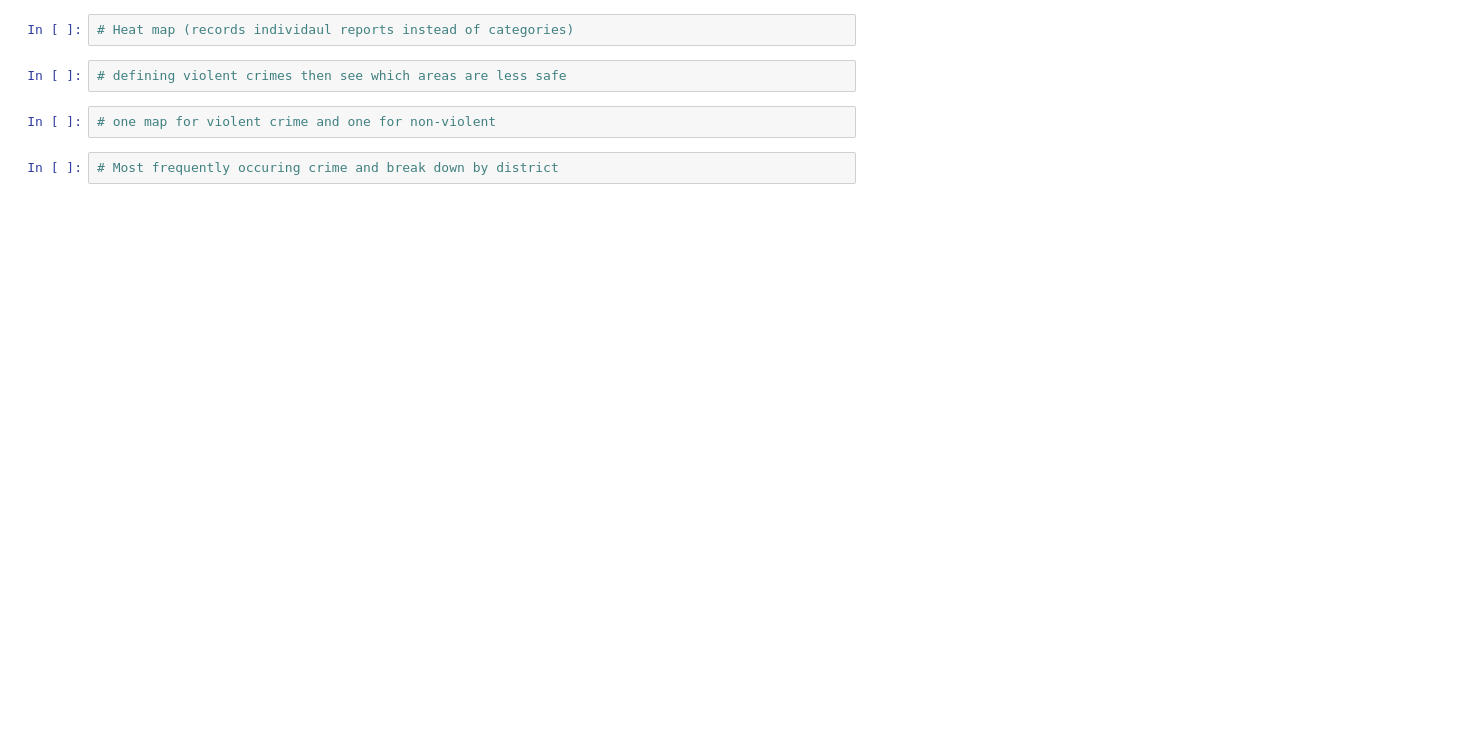
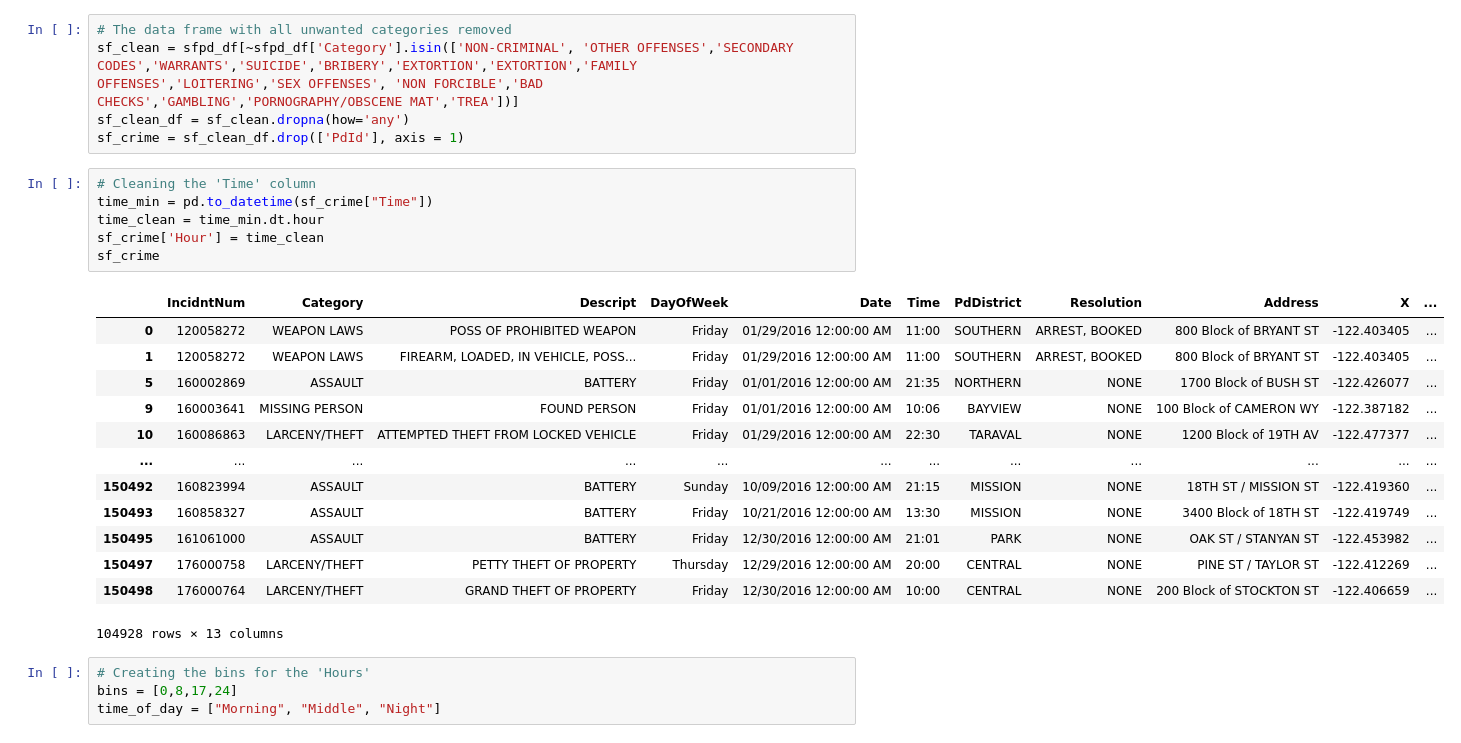
Before and after one commit to michellegillis/SFPD_Crime_Stats_Project, a Jupyter notebook: sf_crime_incident_number.ipynb, the cells around one changed output. Saved outputs shown, nothing was run; the diff lists cells and outputs as text; blank space fills up the shorter version.

```diff
--- a/sf_crime_incident_number.ipynb
+++ b/sf_crime_incident_number.ipynb
@@ -27,8 +14,29 @@ sfpd_incnum
-# %%
-# Heat map (records individaul reports instead of categories)
-# %%
-# defining violent crimes then see which areas are less safe
-# %%
-# one map for violent crime and one for non-violent
-# %%
-# Most frequently occuring crime and break down by district
+# %%
+# The data frame with all unwanted categories removed
+sf_clean = sfpd_df[~sfpd_df['Category'].isin(['NON-CRIMINAL', 'OTHER OFFENSES','SECONDARY CODES','WARRANTS','SUICIDE','BRIBERY','EXTORTION','EXTORTION','FAMILY OFFENSES','LOITERING','SEX OFFENSES', 'NON FORCIBLE','BAD CHECKS','GAMBLING','PORNOGRAPHY/OBSCENE MAT','TREA'])]
+sf_clean_df = sf_clean.dropna(how='any')
+sf_crime = sf_clean_df.drop(['PdId'], axis = 1)
+# %%
+# Cleaning the 'Time' column
+time_min = pd.to_datetime(sf_crime["Time"])
+time_clean = time_min.dt.hour
+sf_crime['Hour'] = time_clean
+sf_crime
+# %% [output]
+|  | IncidntNum | Category | Descript | DayOfWeek | Date | Time | PdDistrict | Resolution | Address | X | ... |
+| 0 | 120058272 | WEAPON LAWS | POSS OF PROHIBITED WEAPON | Friday | 01/29/2016 12:00:00 AM | 11:00 | SOUTHERN | ARREST, BOOKED | 800 Block of BRYANT ST | -122.403405 | ... |
+| 1 | 120058272 | WEAPON LAWS | FIREARM, LOADED, IN VEHICLE, POSS... | Friday | 01/29/2016 12:00:00 AM | 11:00 | SOUTHERN | ARREST, BOOKED | 800 Block of BRYANT ST | -122.403405 | ... |
+| 5 | 160002869 | ASSAULT | BATTERY | Friday | 01/01/2016 12:00:00 AM | 21:35 | NORTHERN | NONE | 1700 Block of BUSH ST | -122.426077 | ... |
+| 9 | 160003641 | MISSING PERSON | FOUND PERSON | Friday | 01/01/2016 12:00:00 AM | 10:06 | BAYVIEW | NONE | 100 Block of CAMERON WY | -122.387182 | ... |
+| 10 | 160086863 | LARCENY/THEFT | ATTEMPTED THEFT FROM LOCKED VEHICLE | Friday | 01/29/2016 12:00:00 AM | 22:30 | TARAVAL | NONE | 1200 Block of 19TH AV | -122.477377 | ... |
+| ... | ... | ... | ... | ... | ... | ... | ... | ... | ... | ... | ... |
+| 150492 | 160823994 | ASSAULT | BATTERY | Sunday | 10/09/2016 12:00:00 AM | 21:15 | MISSION | NONE | 18TH ST / MISSION ST | -122.419360 | ... |
+| 150493 | 160858327 | ASSAULT | BATTERY | Friday | 10/21/2016 12:00:00 AM | 13:30 | MISSION | NONE | 3400 Block of 18TH ST | -122.419749 | ... |
+| 150495 | 161061000 | ASSAULT | BATTERY | Friday | 12/30/2016 12:00:00 AM | 21:01 | PARK | NONE | OAK ST / STANYAN ST | -122.453982 | ... |
+| 150497 | 176000758 | LARCENY/THEFT | PETTY THEFT OF PROPERTY | Thursday | 12/29/2016 12:00:00 AM | 20:00 | CENTRAL | NONE | PINE ST / TAYLOR ST | -122.412269 | ... |
+| 150498 | 176000764 | LARCENY/THEFT | GRAND THEFT OF PROPERTY | Friday | 12/30/2016 12:00:00 AM | 10:00 | CENTRAL | NONE | 200 Block of STOCKTON ST | -122.406659 | ... |
+104928 rows × 13 columns
+# %%
+# Creating the bins for the 'Hours'
+bins = [0,8,17,24]
+time_of_day = ["Morning", "Middle", "Night"]
```
Also changed, not shown: parts of 10 cells of this notebook, 2 other files.
